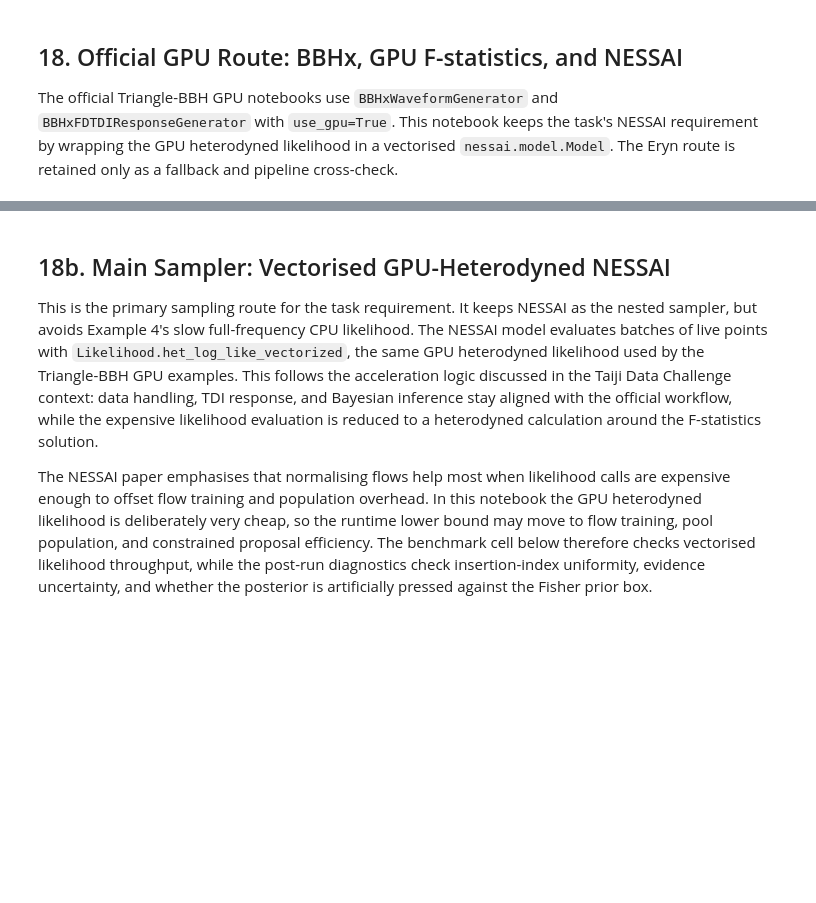
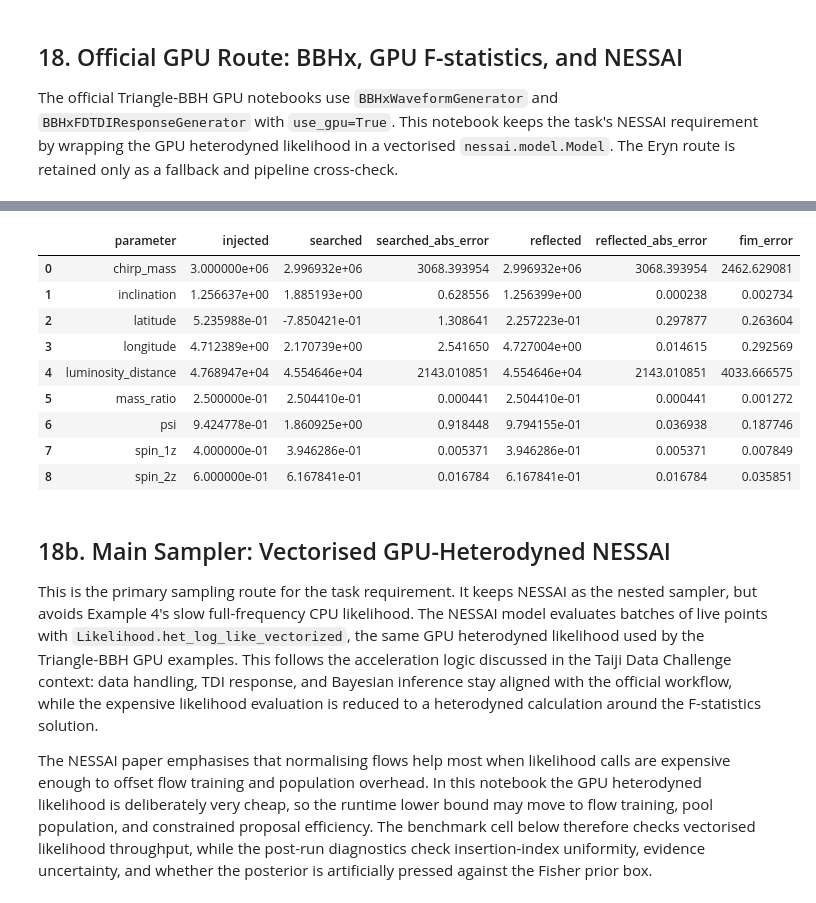
Before and after one commit to leichang131-debug/task5-lisa-taiji, a Jupyter notebook: notebooks/02_taiji_mbhb_parameter_estimation.ipynb, the cells around one changed output, grey strips where cells are left out. Drawn from its saved outputs; the diff is of its cells as text; code cells hidden in the pictures; blank space fills up the shorter version.

```diff
--- a/notebooks/02_taiji_mbhb_parameter_estimation.ipynb
+++ b/notebooks/02_taiji_mbhb_parameter_estimation.ipynb
@@ -1044,35 +1254,48 @@ def run_gpu_fisher_analysis(window: dict, gpu_search: dict) -> MultiChannelFishe
         "spin_1z": -0.01,
         "spin_2z": -0.01,
         "coalescence_time": -0.001,
         "coalescence_phase": -0.01,
         "luminosity_distance": -10.0,
         "inclination": -0.01,
         "longitude": -0.01,
         "latitude": -0.01,
         "psi": -0.01,
     }
     FIM_gpu = MultiChannelFisher(
         waveform_generator=fisher_waveform_wrapper,
         param_dict=gpu_search["searched_parameters"],
         analyze_param_step_dict=analyze_param_step_dict,
         frequency=gpu_search["gpu_window"]["frequency"].get(),
         inverse_covariance=gpu_search["gpu_window"]["inv_covariance"].get(),
         verbose=0,
     )
     FIM_gpu.auto_test_step()
     FIM_gpu.calculate_Fisher()
     FIM_gpu.calculate_errors()
     pd.DataFrame([{"parameter": k, "fim_error": v} for k, v in FIM_gpu.param_errors.items()]).to_csv(RESULT_DIR / f"{window['label']}_gpu_fisher_errors.csv", index=False)
     return FIM_gpu
 
-baseline_gpu_FIM = None
-if RUN_GPU_FISHER and baseline_gpu_search is not None:
+if "baseline_gpu_FIM" not in globals():
+    baseline_gpu_FIM = None
+if RUN_GPU_FISHER and baseline_gpu_search is not None and baseline_gpu_FIM is None:
     baseline_gpu_FIM = run_gpu_fisher_analysis(baseline_window, baseline_gpu_search)
+if baseline_gpu_search is not None and baseline_gpu_FIM is not None:
     baseline_gpu_search_comparison = compare_search_to_injection(baseline_window, baseline_gpu_search, baseline_gpu_FIM)
     baseline_gpu_search_comparison.to_csv(RESULT_DIR / "baseline_example4_gpu_search_vs_injection.csv", index=False)
     display(baseline_gpu_search_comparison)
 else:
     print("GPU Fisher code is present but not executed.")
+# %% [output]
+|  | parameter | injected | searched | searched_abs_error | reflected | reflected_abs_error | fim_error |
+| 0 | chirp_mass | 3.000000e+06 | 2.996932e+06 | 3068.393954 | 2.996932e+06 | 3068.393954 | 2462.629081 |
+| 1 | inclination | 1.256637e+00 | 1.885193e+00 | 0.628556 | 1.256399e+00 | 0.000238 | 0.002734 |
+| 2 | latitude | 5.235988e-01 | -7.850421e-01 | 1.308641 | 2.257223e-01 | 0.297877 | 0.263604 |
+| 3 | longitude | 4.712389e+00 | 2.170739e+00 | 2.541650 | 4.727004e+00 | 0.014615 | 0.292569 |
+| 4 | luminosity_distance | 4.768947e+04 | 4.554646e+04 | 2143.010851 | 4.554646e+04 | 2143.010851 | 4033.666575 |
+| 5 | mass_ratio | 2.500000e-01 | 2.504410e-01 | 0.000441 | 2.504410e-01 | 0.000441 | 0.001272 |
+| 6 | psi | 9.424778e-01 | 1.860925e+00 | 0.918448 | 9.794155e-01 | 0.036938 | 0.187746 |
+| 7 | spin_1z | 4.000000e-01 | 3.946286e-01 | 0.005371 | 3.946286e-01 | 0.005371 | 0.007849 |
+| 8 | spin_2z | 6.000000e-01 | 6.167841e-01 | 0.016784 | 6.167841e-01 | 0.016784 | 0.035851 |
 # %% [markdown]
 ## 18b. Main Sampler: Vectorised GPU-Heterodyned NESSAI
 
```
Also changed, not shown: parts of 27 cells of this notebook, 38 other files.
